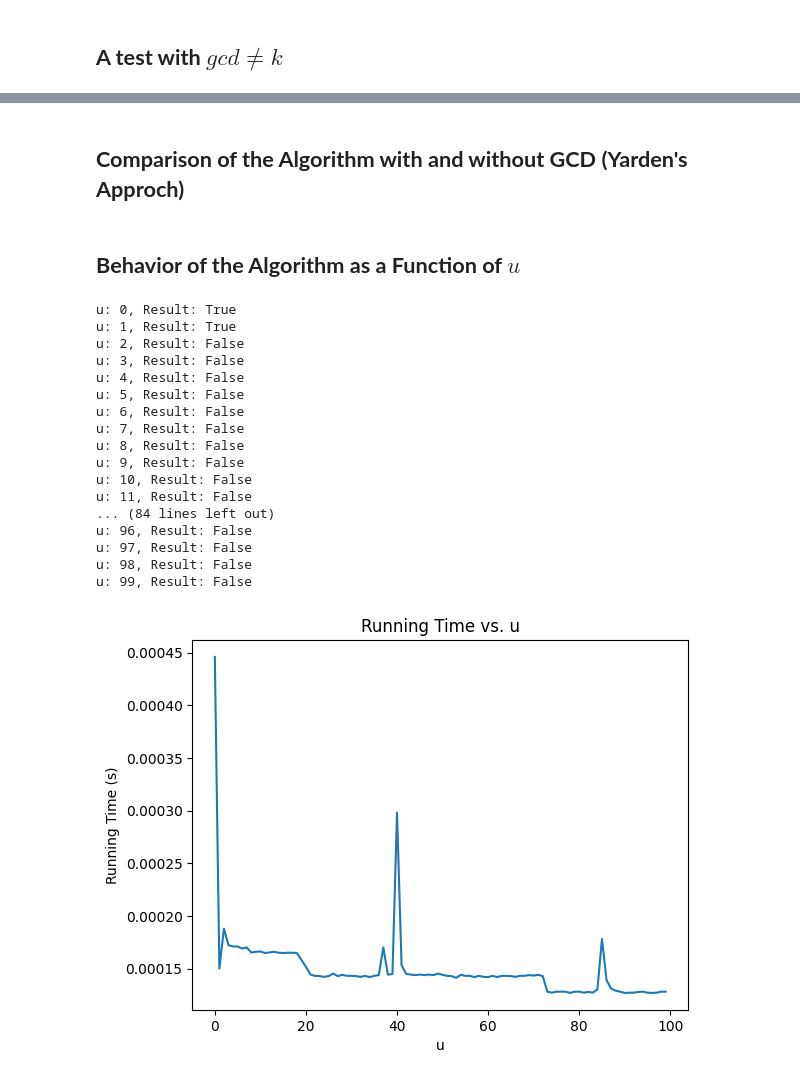
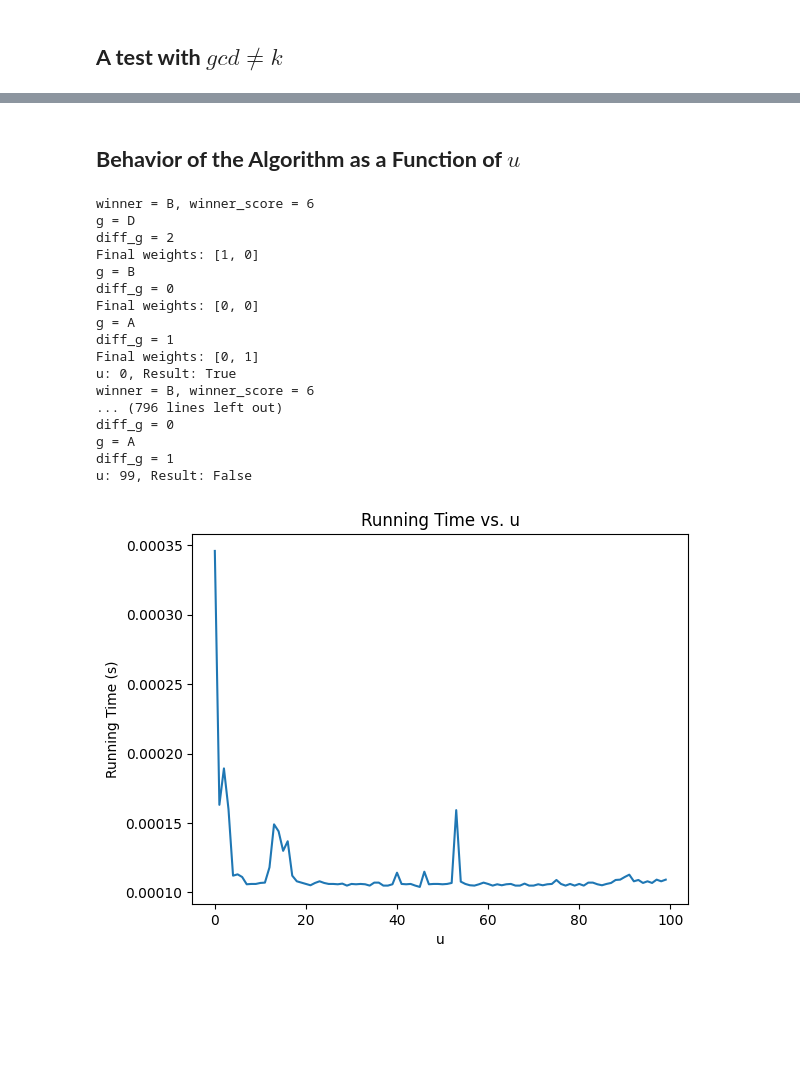
Before and after one commit to jonkouch/social_choice_project, a Jupyter notebook: code/alg_3.ipynb, the cells around one changed output, grey strips where cells are left out. Cells and saved outputs as stored; diff of their text form; code cells hidden in the pictures; blank space fills up the shorter version.

```diff
--- a/code/alg_3.ipynb
+++ b/code/alg_3.ipynb
@@ -104,5 +102,5 @@ FileNotFoundError: [Errno 2] No such file or directory: 'data/00014-00000001.soc
 # %%
-def algorithm_2(candidates, p, scores, weights, alpha):
+def algorithm_2(candidates, p, scores, weights, alpha, return_scores=False):
     """
     Algorithm 2 from the paper - Return if a borda manupulation exists under the explained conditions
     :param candidates: list of candidates
@@ -114,6 +112,7 @@ def algorithm_2(candidates, p, scores, weights, alpha):
     """
     n = len(weights)
     contendors = [c for c in candidates if c != p]
+    scores = deepcopy(scores)
 
     for j in range(n):
         scores[p] += weights[j] * alpha[0]
@@ -130,5 +129,8 @@ def algorithm_2(candidates, p, scores, weights, alpha):
     if scores[p] > winner_score or (scores[p] == winner_score and p < winner):
         return True
 
+    if return_scores:
+        return False, scores
+
     return False
 # %% [markdown]
@@ -159,0 +138,20 @@ Borda manipulation exists: True
+# %%
+def article_example(weights):
+    candidates = [1, 2, 3, 4, 5, 6, 'p']
+    p = 'p'
+    entries = [
+        ProfileEntry(3, [6, 5, 4, 3, 2, 'p', 1]),
+        ProfileEntry(2, [2, 3, 4, 5, 6, 'p', 1]),
+    ]
+    profile = Profile(candidates, entries)
+
+    alpha = [i - 1 for i in range(len(candidates), 0, -1)]
+
+    winner, scores = psr(profile, alpha, return_scores=True)
+
+    print("Initial Borda scores: {}".format(scores))
+    print("Initial Borda winner: {}".format(winner))
+
+    result, final_scores = algorithm_2(candidates, p, scores, weights, alpha, return_scores=True)
+
+    return result, final_scores
@@ -160,3 +167,7 @@ Borda manipulation exists: True
+# %%
+result, final_scores = article_example([1, 1, 1, 1, 1])
+print("Final Borda scores: {}".format(final_scores))
+print("Borda manipulation exists: {}".format(result))
 # %%
 # check if a borda manipulation exists
 sushi_profile = parse_sushi_data("data/00014-00000001.soc")
@@ -302,11 +315,12 @@ def algorithm_3(candidates, p, profile, ws, wt, u, gcd: bool = False):
     m = len(ws)
     winners, scores = plurality(profile, return_scores=True, with_runoff=True)
     winner, winner_score = winners[0], scores[winners[0]]
+    print(f'winner = {winner}, winner_score = {winner_score}')
 
     if winners[0] == p:
         return True
 
-    for g in competitors:
+    for g in ['D', 'B', 'A']:
         print(f'g = {g}')
         new_prof = deepcopy(profile)
         g_score = scores[g]
@@ -315,6 +329,7 @@ def algorithm_3(candidates, p, profile, ws, wt, u, gcd: bool = False):
             diff_g = winner_score - g_score + 1
         else:
             diff_g = winner_score - g_score
+        print(f'diff_g = {diff_g}')
 
         if diff_g > sum(ws):
             continue
@@ -593,5 +621,3 @@ Text(0.5, 1.0, 'Algorithm 3 GCD vs No GCD')
-# %% [markdown]
-## **Comparison of the Algorithm with and without GCD (Yarden's Approch)**
 # %% [markdown]
 ## **Behavior of the Algorithm as a Function of $u$**
 # %%
@@ -601,47 +627,47 @@ import matplotlib.pyplot as plt
 candidates = ['A', 'B', 'C', 'D']
 p = 'C'  # The candidate we want to manipulate to win
 
 # Test 2: Manipulation not possible
 entries = [
     ProfileEntry(6, ['B', 'C', 'D', 'A']),
     ProfileEntry(4, ['C', 'D', 'A', 'B']),
     ProfileEntry(5, ['D', 'A', 'B', 'C']),
     ProfileEntry(5, ['A', 'B', 'C', 'D']),
 ]
 profile = Profile(candidates, entries)
 ws = [entry.count for entry in entries]
-wt = [1, 1, 1, 1, 1] # minimal manipulation: two manipulators vote for C, one votes for A
+wt = [3, 1] # minimal manipulation: two manipulators vote for C, one votes for A
 
 running_times = []
 
 for u in range(100):
     start = time.time()
     result = algorithm_3(candidates, p, profile, ws, wt, u)
     print("u: {}, Result: {}".format(u, result))
     end = time.time()
     running_times.append(end - start)
 
 plt.plot(range(100), running_times)
 plt.xlabel('u')
 plt.ylabel('Running Time (s)')
 plt.title('Running Time vs. u')
 plt.show()
 # %% [output]
+winner = B, winner_score = 6
+g = D
+diff_g = 2
+Final weights: [1, 0]
+g = B
+diff_g = 0
+Final weights: [0, 0]
+g = A
+diff_g = 1
+Final weights: [0, 1]
 u: 0, Result: True
-u: 1, Result: True
-u: 2, Result: False
-u: 3, Result: False
-u: 4, Result: False
-u: 5, Result: False
-u: 6, Result: False
-u: 7, Result: False
-u: 8, Result: False
-u: 9, Result: False
-u: 10, Result: False
-u: 11, Result: False
-... (84 lines left out)
-u: 96, Result: False
-u: 97, Result: False
-u: 98, Result: False
+winner = B, winner_score = 6
+... (796 lines left out)
+diff_g = 0
+g = A
+diff_g = 1
 u: 99, Result: False
-[figure, old version]
+[figure, new version]
```
Also changed, not shown: parts of 15 cells of this notebook.
